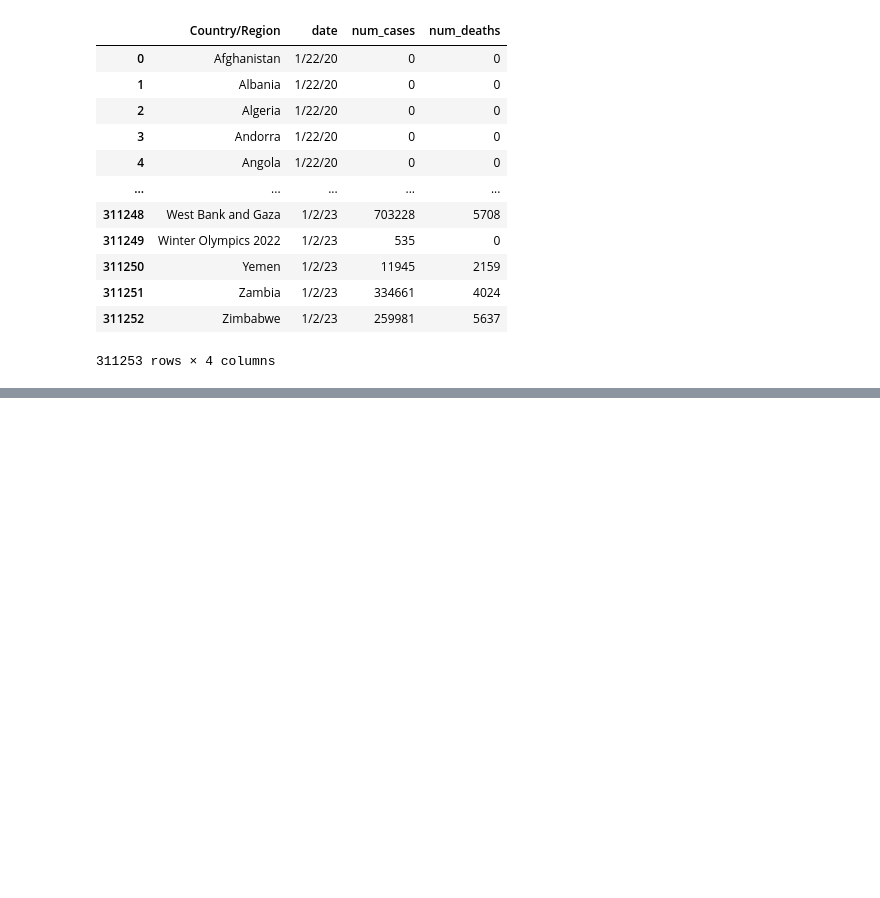
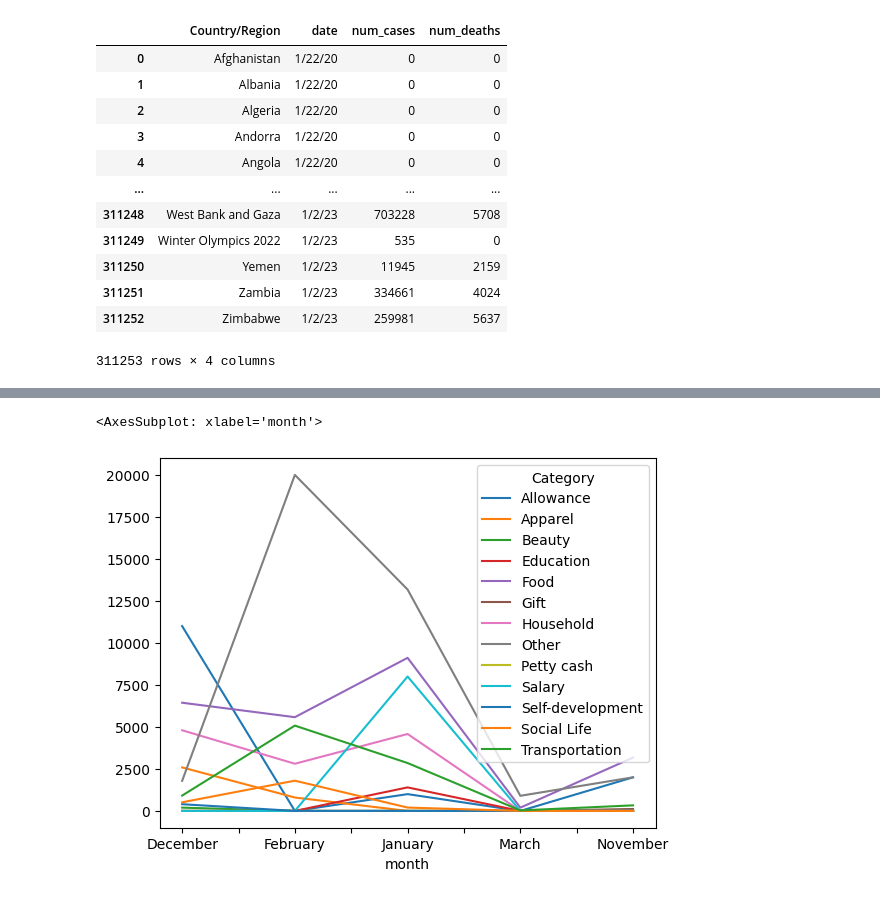
Before and after one commit to ShashiDivs/CampusX, a Jupyter notebook: multiindex.ipynb, the cells around one changed output, grey strips where cells are left out. Saved outputs shown, nothing was run; the diff lists cells and outputs as text; code cells hidden in the pictures; blank space fills up the shorter version.

```diff
--- a/multiindex.ipynb
+++ b/multiindex.ipynb
@@ -591,2 +701,3 @@ The pivot table takes simple column-wise data as input, and groups the entries i
 # %%
 # plotting graphs
+dfe = pd.read_csv('datas/expense_data.csv')
@@ -592,0 +737,9 @@ The pivot table takes simple column-wise data as input, and groups the entries i
+# %%
+dfe['Date'] = pd.to_datetime(dfe['Date'])
+# %%
+dfe['month'] = dfe['Date'].dt.month_name()
+# %%
+dfe.pivot_table(index='month',columns='Category',values='INR',aggfunc='sum',fill_value=0).plot()
+# %% [output]
+<AxesSubplot: xlabel='month'>
+[figure, added]
```
Also changed, not shown: parts of 19 cells of this notebook, 2 other files.
